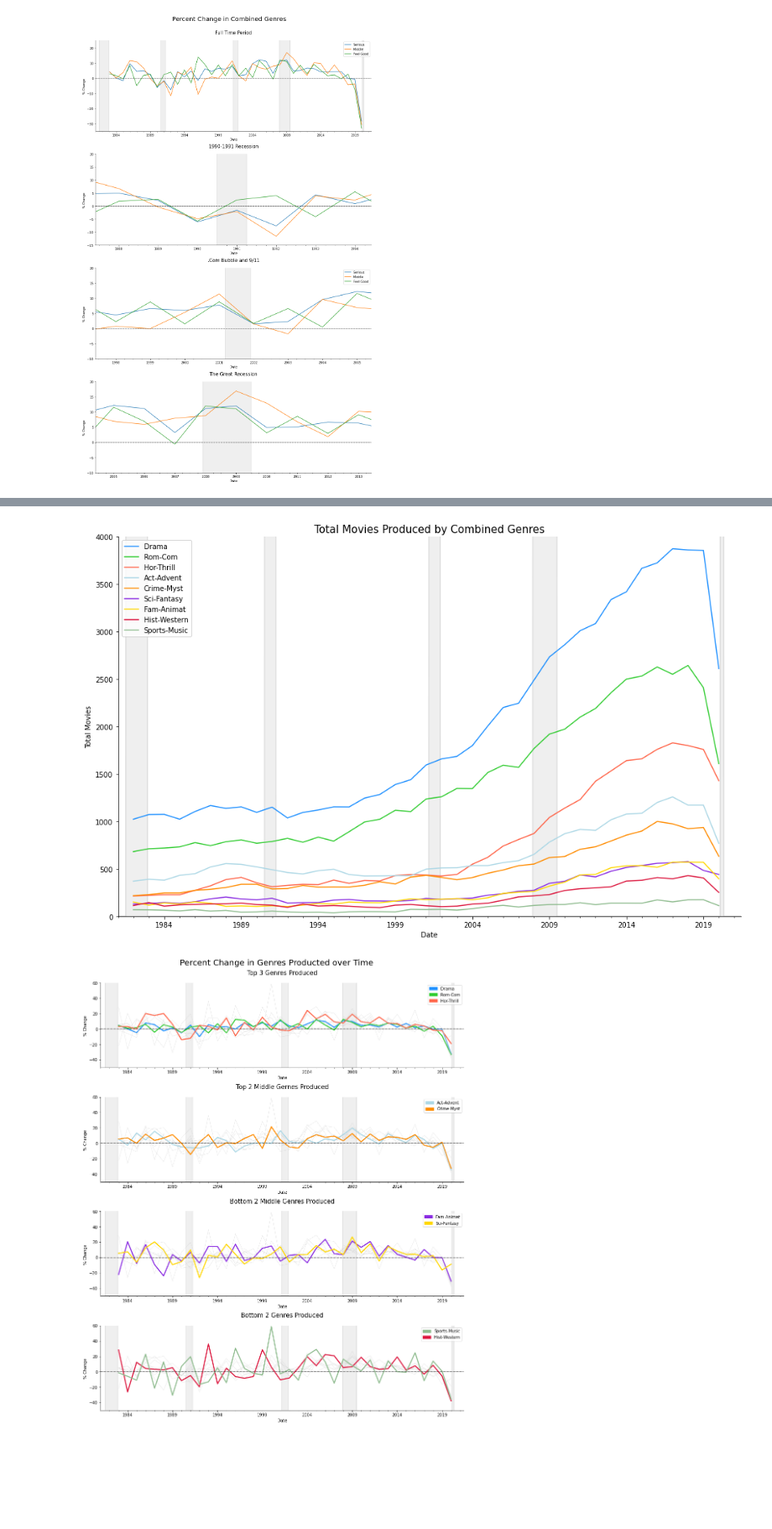
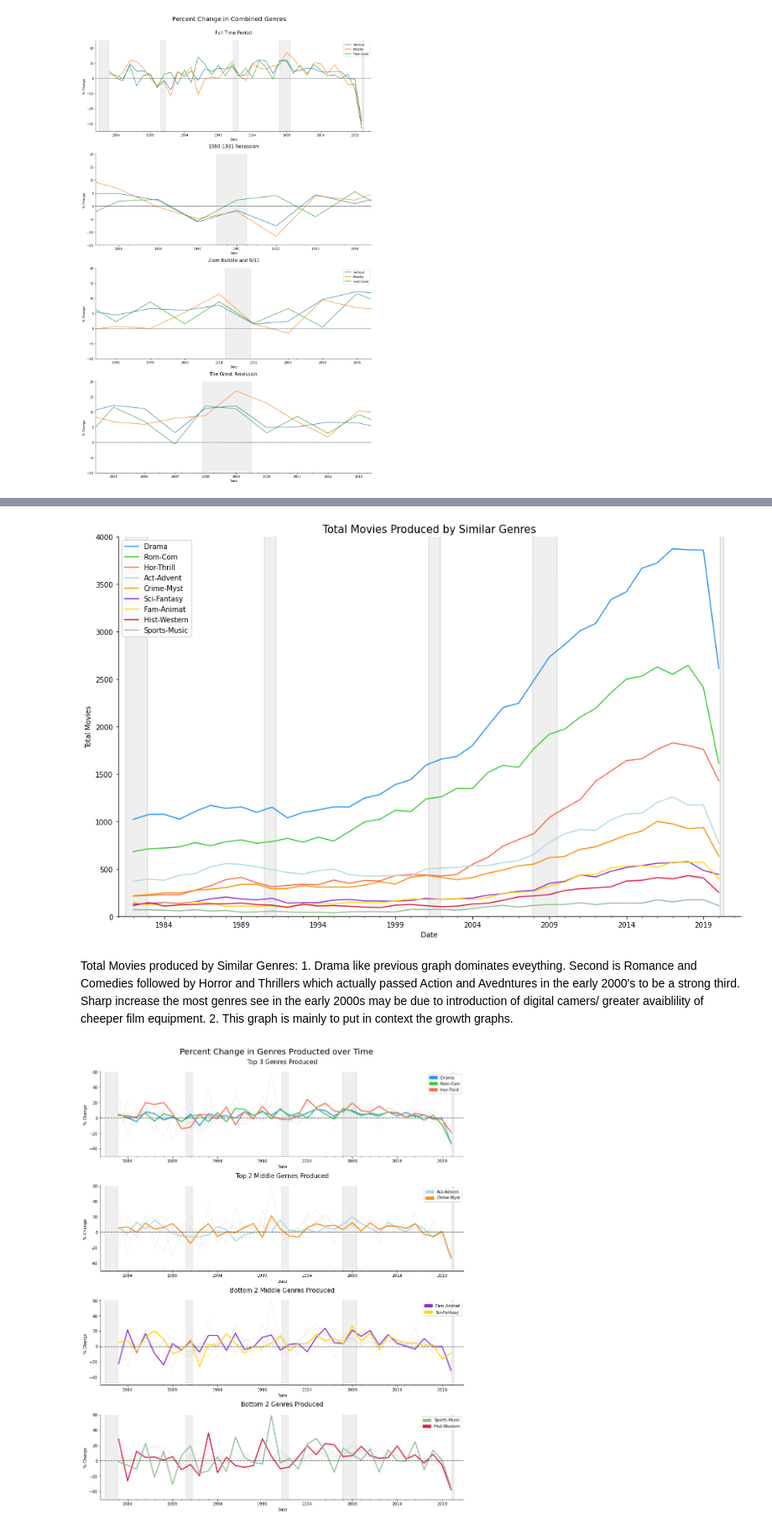
Before and after one commit to FabrizioCabreraC/Hollywood-as-recession-proof, a Jupyter notebook: Hollywood_Project.ipynb, the cells around one changed output, grey strips where cells are left out. Shown at 84% size. Drawn from its saved outputs; the diff is of its cells as text; code cells hidden in the pictures; blank space fills up the shorter version.

```diff
--- a/Hollywood_Project.ipynb
+++ b/Hollywood_Project.ipynb
@@ -822,7 +810,7 @@ ax.legend(loc='best')
 ax.set_xlim("1981-01-01", "2021-06-01")
 ax.set_ylim(0, 5500)
 
-ax.set_title("Total Movies Produced by Combined Genres", fontsize=15)
+ax.set_title("Total Movies Produced by Genre Super-Catagories", fontsize=15)
 
 for i in range(0,4):
     ax.set_ylabel("Total Movies")
@@ -883,22 +915,26 @@ for i in range(0,4):
 # %%
 # Genres graphed by percent change
 fig, ax = plt.subplots(figsize = (16,10))
 
 us_rec_scale["USREC"].plot.area(ax=ax, alpha=0.12, color="gray", label=str())
 us_rec_scale["negative"].plot.area(ax=ax, alpha=0.12, color="gray", label=str())
 genres[comb_cats].plot(ax=ax, color=comb_cats_c)
 ax.legend(loc='best')
 ax.set_xlim("1981-01-01", "2021-06-01")
 ax.set_ylim(0, 4000)
 
-ax.set_title("Total Movies Produced by Combined Genres", fontsize=15)
+ax.set_title("Total Movies Produced by Similar Genres", fontsize=15)
 
 for i in range(0,4):
     ax.set_ylabel("Total Movies")
     ax.spines["right"].set_visible(False)
     ax.spines["top"].set_visible(False)
 # %% [output]
-[figure, old version]
+[figure, new version]
+# %% [markdown]
+Total Movies produced by Similar Genres:
+    1. Drama like previous graph dominates eveything. Second is Romance and Comedies followed by Horror and Thrillers which actually passed Action and Avedntures in the early 2000's to be a strong third. Sharp increase the most genres see in the early 2000s may be due to introduction of digital camers/ greater avaiblility of cheeper film equipment.
+    2. This graph is mainly to put in context the growth graphs.
 # %%
 import matplotlib.patches as mpatches
 
```
Also changed, not shown: parts of 9 cells of this notebook.
